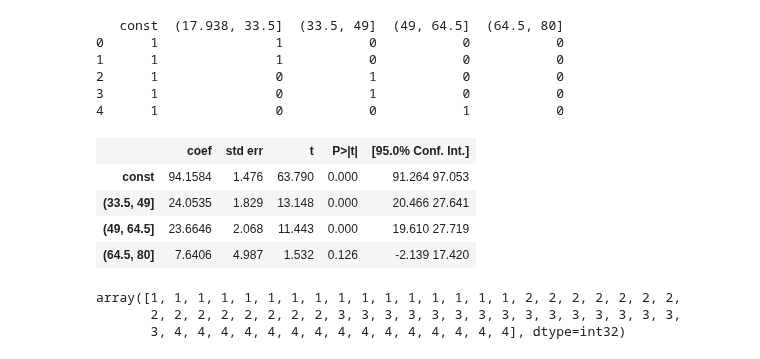
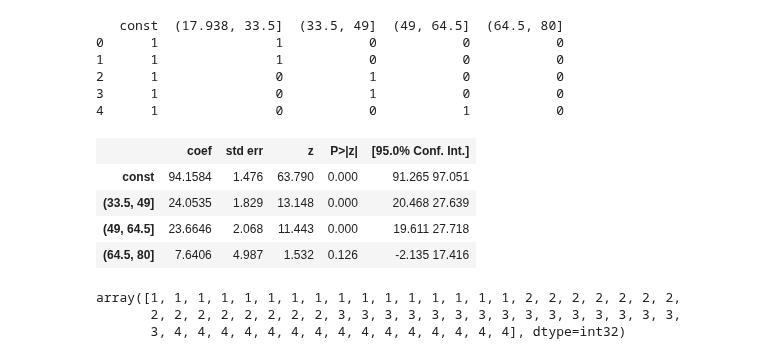
Before and after one commit to JWarmenhoven/ISLR-python, a Jupyter notebook: Chapter 7.ipynb, the cells around one changed output. Drawn from its saved outputs; the diff is of its cells as text; code cells hidden in the pictures.

```diff
--- a/Chapter 7.ipynb
+++ b/Chapter 7.ipynb
@@ -164,7 +158,7 @@ ax2.set_ylabel('Pr(wage>250|age)')
 # %% [markdown]
 #### Step function
 # %%
-df_cut, bins = pd.cut(df.age, 4, retbins=True)
+df_cut, bins = pd.cut(df.age, 4, retbins=True, right=True)
 df_cut.value_counts(sort=False)
 # %% [output]
 (17.938, 33.5]     750
@@ -199,14 +193,14 @@ df_steps_dummies.head(5)
 4      1               0           0           1           0
 # %%
 # Using statsmodels because it has a more complete output for coefficients
-fit3 = sm.GLS(df_steps.wage, df_steps_dummies.drop(['(17.938, 33.5]'], axis=1)).fit()
+fit3 = sm.GLM(df_steps.wage, df_steps_dummies.drop(['(17.938, 33.5]'], axis=1)).fit()
 fit3.summary().tables[1]
 # %% [output]
-|  | coef | std err | t | P>|t| | [95.0% Conf. Int.] |
-| const | 94.1584 | 1.476 | 63.790 | 0.000 | 91.264 97.053 |
-| (33.5, 49] | 24.0535 | 1.829 | 13.148 | 0.000 | 20.466 27.641 |
-| (49, 64.5] | 23.6646 | 2.068 | 11.443 | 0.000 | 19.610 27.719 |
-| (64.5, 80] | 7.6406 | 4.987 | 1.532 | 0.126 | -2.139 17.420 |
+|  | coef | std err | z | P>|z| | [95.0% Conf. Int.] |
+| const | 94.1584 | 1.476 | 63.790 | 0.000 | 91.265 97.051 |
+| (33.5, 49] | 24.0535 | 1.829 | 13.148 | 0.000 | 20.468 27.639 |
+| (49, 64.5] | 23.6646 | 2.068 | 11.443 | 0.000 | 19.611 27.718 |
+| (64.5, 80] | 7.6406 | 4.987 | 1.532 | 0.126 | -2.135 17.416 |
 # %%
 # Put the test data in the same bins as the training data.
 bin_mapping = np.digitize(age_grid.ravel(), bins)
```
Also changed, not shown: parts of 15 cells of this notebook, 1 other file.
